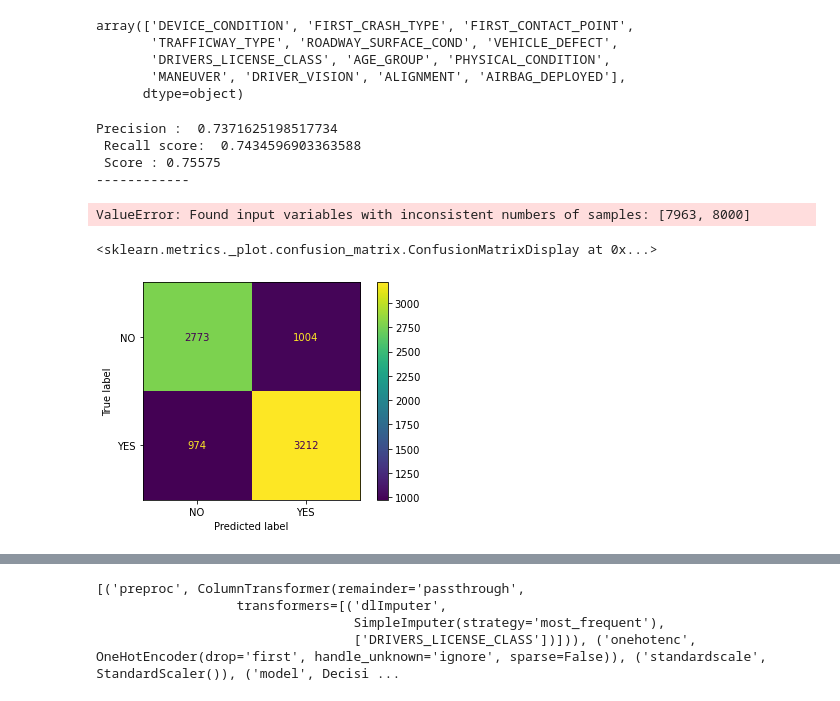
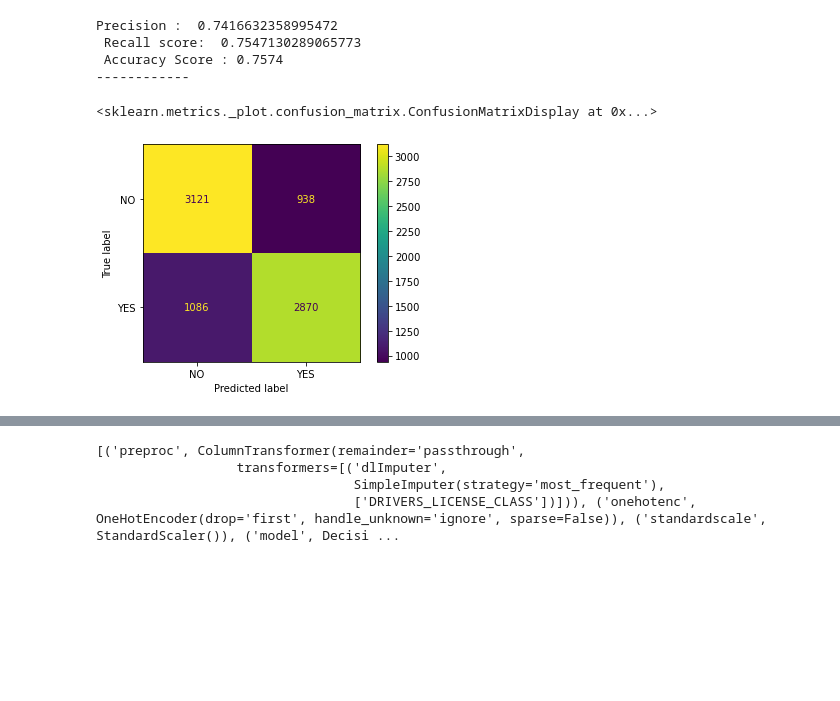
Before and after one commit to schahmatist/Chicago_Crash_Analysis, a Jupyter notebook: notebooks/BaseModel.ipynb, the cells around one changed output, grey strips where cells are left out. Cells and saved outputs as stored; diff of their text form; code cells hidden in the pictures; blank space fills up the shorter version.

```diff
--- a/notebooks/BaseModel.ipynb
+++ b/notebooks/BaseModel.ipynb
@@ -49,4 +76,5 @@ def select_license_class(dl_code):
 # %%
 
-df=train_df.sample(8000)
+df=train_df.sample(10000)
+#test=get_unknown(test_df).sample(8000)
 # %%
@@ -130,0 +105,35 @@ ColumnTransformer(remainder='passthrough',
+# %%
+from sklearn.pipeline import FeatureUnion
+
+from sklearn.base import BaseEstimator, TransformerMixin
+
+class DataFrameSelector(BaseEstimator, TransformerMixin):
+    def __init__(self, attribute_names):
+        self.attribute_names=attribute_names
+    def fit(self, X, y=None):
+        return self
+    def transform(self, X):
+        return X[self.attribute_names].values
+
+
+num_pipeline = Pipeline([
+        ('selector', DataFrameSelector(numeric_columns)),
+        ('imputer', SimpleImputer(strategy = 'constant', fill_value=0)),
+        ('std_scaler', StandardScaler())
+    ])
+
+cat_pipeline = Pipeline([
+        ('selector', DataFrameSelector(nominal_columns)),
+        ('imputer', SimpleImputer(strategy = 'constant', fill_value='NA')),
+        ('cat_encoder', OneHotEncoder(sparse=False, handle_unknown =  'ignore' )),
+    ])
+
+
+fu = FeatureUnion(transformer_list=[
+        ("num_pipeline", num_pipeline),
+        ("cat_pipeline", cat_pipeline),
+    ])
+
+
+X_train_transformed = fu.fit_transform(X_train)
+X_train.info()
@@ -131,7 +179,7 @@ ColumnTransformer(remainder='passthrough',
 # %%
-baseline_pipe = Pipeline([('preproc', preproc),
+baseline_pipe = Pipeline([ ('fu', fu),
                           ('onehotenc', OneHotEncoder(sparse = False, drop = 'first', handle_unknown =  'ignore')),
-                          ('standardscale', StandardScaler()),
+#                          ('standardscale', StandardScaler()),
                           ('model',LogisticRegression(max_iter = 10000, solver = 'newton-cg'))])
 baseline_pipe
 # %% [output]
@@ -161,11 +221,3 @@ Pipeline(steps=[('preproc',
                 ('model',
                  LogisticRegression(max_iter=10000, solver='newton-cg'))])
-# %%
-baseline_pipe.feature_names_in_
-# %% [output]
-array(['DEVICE_CONDITION', 'FIRST_CRASH_TYPE', 'FIRST_CONTACT_POINT',
-       'TRAFFICWAY_TYPE', 'ROADWAY_SURFACE_COND', 'VEHICLE_DEFECT',
-       'DRIVERS_LICENSE_CLASS', 'AGE_GROUP', 'PHYSICAL_CONDITION',
-       'MANEUVER', 'DRIVER_VISION', 'ALIGNMENT', 'AIRBAG_DEPLOYED'],
-      dtype=object)
 # %%
@@ -174,20 +226,19 @@ y_pred_train = baseline_pipe.predict(X_train)
 # %%
 print('Precision : ', precision_score(y_train, y_pred_train, pos_label="NO"),
       '\n Recall score: ', recall_score(y_train, y_pred_train, pos_label="NO"),
-      '\n Score :', accuracy_score(y_train, y_pred_train,))
+      '\n Accuracy Score :', accuracy_score(y_train, y_pred_train,))
 print('------------')
-print('Precision : ', precision_score(y_test, y_pred_test, pos_label="NO"),
-      '\n Recall score: ', recall_score(y_test, y_pred_test, pos_label="NO"),
-      '\n Score :', accuracy_score(y_test, y_pred_test,))
+#print('Precision : ', precision_score(y_test, y_pred_test, pos_label="NO"),
+#      '\n Recall score: ', recall_score(y_test, y_pred_test, pos_label="NO"),
+#      '\n Score :', accuracy_score(y_test, y_pred_test,))
 # %% [output]
-Precision :  0.7371625198517734
- Recall score:  0.7434596903363588
- Score : 0.75575
+Precision :  0.7416632358995472
+ Recall score:  0.7547130289065773
+ Accuracy Score : 0.7574
 ------------
-ValueError: Found input variables with inconsistent numbers of samples: [7963, 8000]
 # %%
 
-ConfusionMatrixDisplay.from_predictions(y_test, y_pred_test)
+ConfusionMatrixDisplay.from_predictions(y_train, y_pred_train)
 # %% [output]
 <sklearn.metrics._plot.confusion_matrix.ConfusionMatrixDisplay at 0x...>
-[figure, old version]
+[figure, new version]
```
Also changed, not shown: parts of 30 cells of this notebook, 1 other file.
